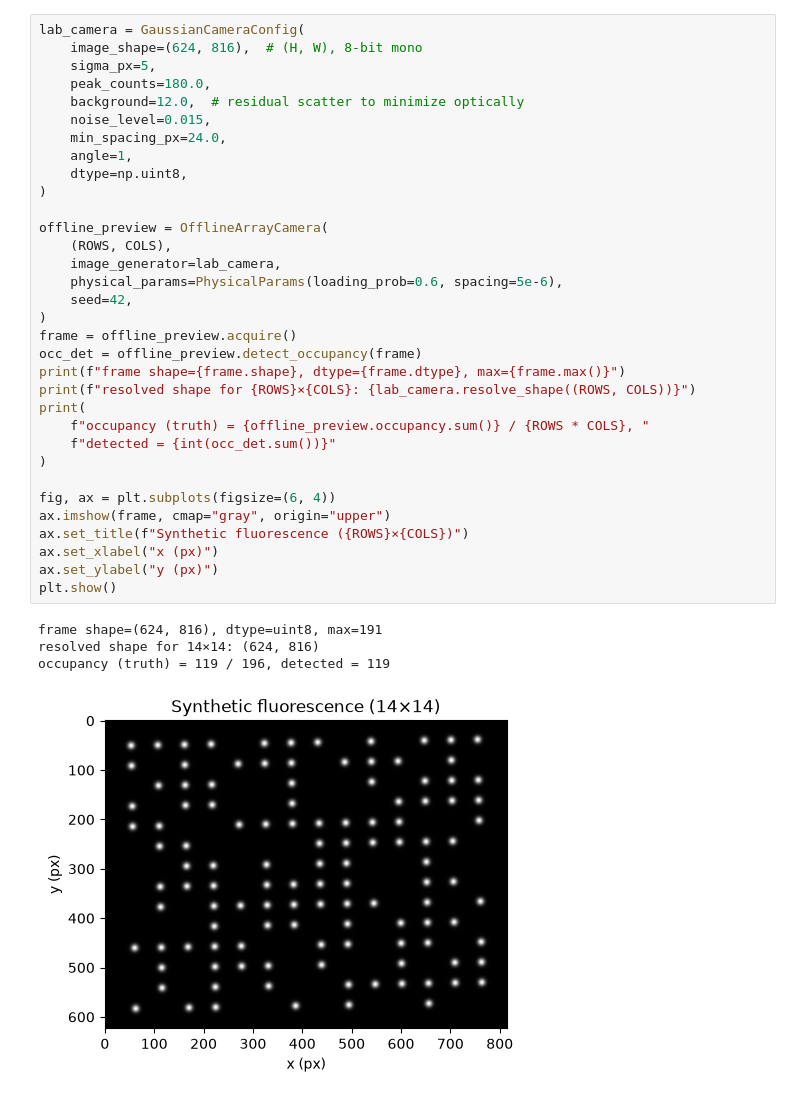
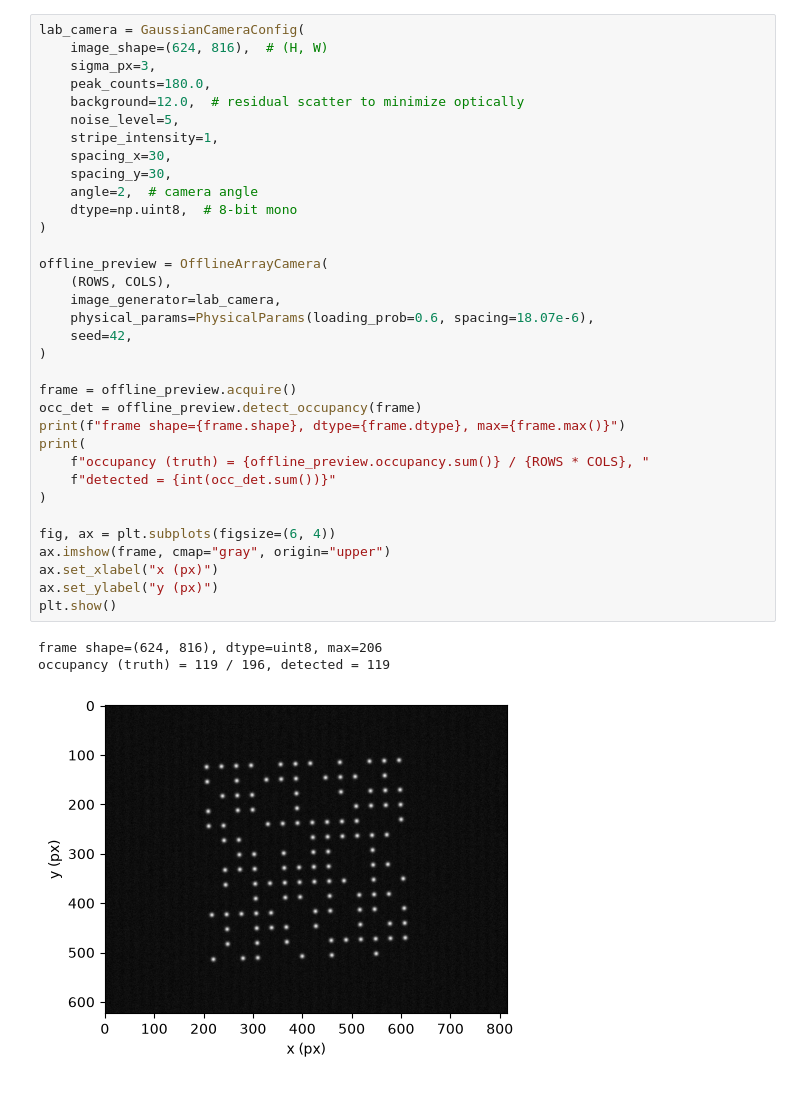
Before and after one commit to davidKMJ/atommovr-zwierlein, a Jupyter notebook: zwierlein_lab_setup.ipynb, the cells around one changed output. Drawn from its saved outputs; the diff is of its cells as text.

```diff
--- a/zwierlein_lab_setup.ipynb
+++ b/zwierlein_lab_setup.ipynb
@@ -74,39 +51,39 @@ Both `OfflineArrayCamera` and `RealArrayCamera` inherit `Camera.detect_occupancy
 # %%
 lab_camera = GaussianCameraConfig(
-    image_shape=(624, 816),  # (H, W), 8-bit mono
-    sigma_px=5,
+    image_shape=(624, 816),  # (H, W)
+    sigma_px=3,
     peak_counts=180.0,
     background=12.0,  # residual scatter to minimize optically
-    noise_level=0.015,
-    min_spacing_px=24.0,
-    angle=1,
-    dtype=np.uint8,
+    noise_level=5,
+    stripe_intensity=1,
+    spacing_x=30,
+    spacing_y=30,
+    angle=2,  # camera angle
+    dtype=np.uint8,  # 8-bit mono
 )
 
 offline_preview = OfflineArrayCamera(
     (ROWS, COLS),
     image_generator=lab_camera,
-    physical_params=PhysicalParams(loading_prob=0.6, spacing=5e-6),
+    physical_params=PhysicalParams(loading_prob=0.6, spacing=18.07e-6),
     seed=42,
 )
+
 frame = offline_preview.acquire()
 occ_det = offline_preview.detect_occupancy(frame)
 print(f"frame shape={frame.shape}, dtype={frame.dtype}, max={frame.max()}")
-print(f"resolved shape for {ROWS}×{COLS}: {lab_camera.resolve_shape((ROWS, COLS))}")
 print(
     f"occupancy (truth) = {offline_preview.occupancy.sum()} / {ROWS * COLS}, "
     f"detected = {int(occ_det.sum())}"
 )
 
 fig, ax = plt.subplots(figsize=(6, 4))
 ax.imshow(frame, cmap="gray", origin="upper")
-ax.set_title(f"Synthetic fluorescence ({ROWS}×{COLS})")
 ax.set_xlabel("x (px)")
 ax.set_ylabel("y (px)")
 plt.show()
 # %% [output]
-frame shape=(624, 816), dtype=uint8, max=191
-resolved shape for 14×14: (624, 816)
+frame shape=(624, 816), dtype=uint8, max=206
 occupancy (truth) = 119 / 196, detected = 119
-[figure, old version]
+[figure, new version]
 # %% [markdown]
```
Also changed, not shown: parts of 17 cells of this notebook, 5 other files.
